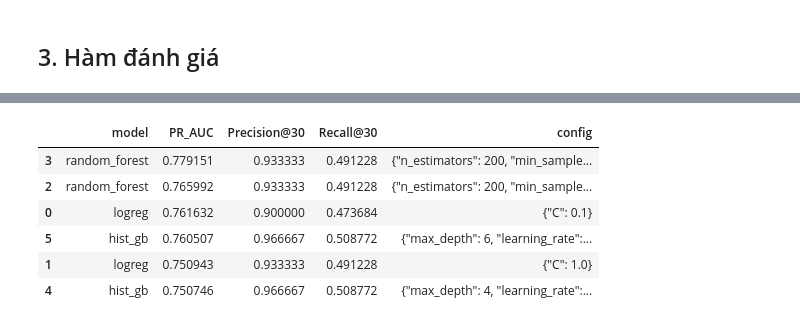
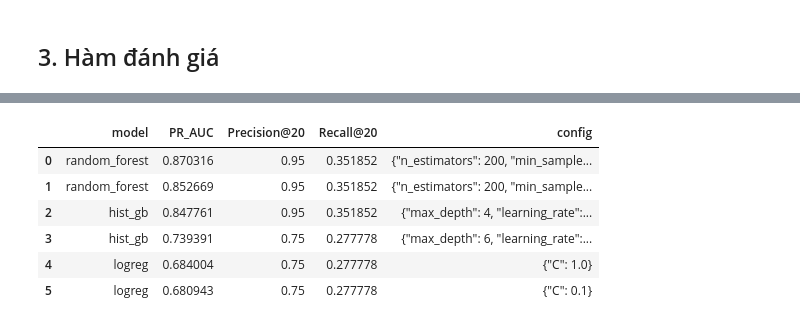
Before and after one commit to phamvanquynh04112005-prog/Data_Mining, a Jupyter notebook: notebooks/04_supervised_classification.ipynb, the cells around one changed output, grey strips where cells are left out. Cells and saved outputs as stored; diff of their text form; code cells hidden in the pictures.

Commit message:
feat(part-e): align notebook 04 with shared preprocessing, add E7 model comparison and warehouse scores

```diff
--- a/notebooks/04_supervised_classification.ipynb
+++ b/notebooks/04_supervised_classification.ipynb
@@ -85,8 +105,16 @@ def recall_at_k(y, score, k=K):
     return float(y[idx].sum() / y.sum())
 
 def report(name, y, score, k=K):
-    return {"model": name,
-            "PR_AUC": average_precision_score(y, score),
-            f"Precision@{k}": precision_at_k(y, score, k),
-            f"Recall@{k}": recall_at_k(y, score, k)}
+    y = np.asarray(y)
+    idx = np.argsort(-np.asarray(score), kind="stable")[:k]
+    tp = int(y[idx].sum())
+    return {
+        "model": name,
+        "PR_AUC": float(average_precision_score(y, score)),
+        f"Precision@{k}": float(tp / k),
+        f"Recall@{k}": float(tp / y.sum()),
+        "TP": tp,
+        "FP": int(k - tp),
+        "FN": int(y.sum() - tp),
+    }
 # %% [markdown]
@@ -118,47 +146,46 @@ Ba mô hình, mỗi mô hình một vài cấu hình nhỏ. Xử lý mất cân
 # %%
-amount_log = FunctionTransformer(np.log1p, feature_names_out="one-to-one")
-v_cols = [c for c in FEATURES if c != "Amount"]
-
-def prep():
-    return ColumnTransformer(
-        [("amount", Pipeline([("log", amount_log), ("sc", StandardScaler())]), ["Amount"])],
-        remainder="passthrough")   # V1..V28 đã là thành phần PCA, giữ nguyên
-
-def make(name, **kw):
+def make_model(name, **kw):
     if name == "logreg":
-        clf = LogisticRegression(class_weight="balanced", max_iter=2000,
-                                 random_state=RANDOM_STATE, **kw)
+        clf = LogisticRegression(class_weight="balanced", max_iter=2000, random_state=RANDOM_STATE, **kw)
     elif name == "random_forest":
-        clf = RandomForestClassifier(class_weight="balanced_subsample", n_jobs=-1,
-                                     random_state=RANDOM_STATE, **kw)
+        clf = RandomForestClassifier(class_weight="balanced_subsample", n_jobs=-1, random_state=RANDOM_STATE, **kw)
+    elif name == "hist_gb":
+        clf = HistGradientBoostingClassifier(class_weight="balanced", random_state=RANDOM_STATE, **kw)
     else:
-        clf = HistGradientBoostingClassifier(class_weight="balanced",
-                                             random_state=RANDOM_STATE, **kw)
-    return Pipeline([("prep", prep()), ("clf", clf)])
+        raise ValueError(name)
+    return Pipeline([("prep", make_preprocessor(FEATURES)), ("clf", clf)])
 
 grid = {
     "logreg": [{"C": 0.1}, {"C": 1.0}],
-    "random_forest": [{"n_estimators": 200, "min_samples_leaf": 1},
-                      {"n_estimators": 200, "min_samples_leaf": 5}],
-    "hist_gb": [{"max_depth": 4, "learning_rate": 0.1},
-                {"max_depth": 6, "learning_rate": 0.05}],
+    "random_forest": [
+        {"n_estimators": 200, "min_samples_leaf": 1},
+        {"n_estimators": 200, "min_samples_leaf": 5},
+    ],
+    "hist_gb": [
+        {"max_depth": 4, "learning_rate": 0.1},
+        {"max_depth": 6, "learning_rate": 0.05},
+    ],
 }
 
-X_tr, y_tr, X_val, y_val = train[FEATURES], train[LABEL], val[FEATURES], val[LABEL]
-val_rows, fitted = [], {}
+X_tr, y_tr = train[FEATURES], train[LABEL].to_numpy()
+X_val, y_val = val[FEATURES], val[LABEL].to_numpy()
+
+val_rows = []
 for name, cfgs in grid.items():
     for cfg in cfgs:
-        m = make(name, **cfg).fit(X_tr, y_tr)
+        m = make_model(name, **cfg).fit(X_tr, y_tr)
         s = m.predict_proba(X_val)[:, 1]
-        r = report(name, y_val, s, K_VAL); r["config"] = json.dumps(cfg)
+        r = report(name, y_val, s, K_VAL)
+        r["config"] = json.dumps(cfg)
         val_rows.append(r)
-val_table = pd.DataFrame(val_rows).sort_values("PR_AUC", ascending=False)
-val_table
+
+val_table = pd.DataFrame(val_rows).sort_values("PR_AUC", ascending=False).reset_index(drop=True)
+val_table[["model", "PR_AUC", f"Precision@{K_VAL}", f"Recall@{K_VAL}", "config"]]
 # %% [output]
-|  | model | PR_AUC | Precision@30 | Recall@30 | config |
-| 3 | random_forest | 0.779151 | 0.933333 | 0.491228 | {"n_estimators": 200, "min_sample... |
-| 2 | random_forest | 0.765992 | 0.933333 | 0.491228 | {"n_estimators": 200, "min_sample... |
-| 0 | logreg | 0.761632 | 0.900000 | 0.473684 | {"C": 0.1} |
-| 5 | hist_gb | 0.760507 | 0.966667 | 0.508772 | {"max_depth": 6, "learning_rate":... |
-| 1 | logreg | 0.750943 | 0.933333 | 0.491228 | {"C": 1.0} |
-| 4 | hist_gb | 0.750746 | 0.966667 | 0.508772 | {"max_depth": 4, "learning_rate":... |
+|  | model | PR_AUC | Precision@20 | Recall@20 | config |
+| 0 | random_forest | 0.870316 | 0.95 | 0.351852 | {"n_estimators": 200, "min_sample... |
+| 1 | random_forest | 0.852669 | 0.95 | 0.351852 | {"n_estimators": 200, "min_sample... |
+| 2 | hist_gb | 0.847761 | 0.95 | 0.351852 | {"max_depth": 4, "learning_rate":... |
+| 3 | hist_gb | 0.739391 | 0.75 | 0.277778 | {"max_depth": 6, "learning_rate":... |
+| 4 | logreg | 0.684004 | 0.75 | 0.277778 | {"C": 1.0} |
+| 5 | logreg | 0.680943 | 0.75 | 0.277778 | {"C": 0.1} |
```
Also changed, not shown: parts of 29 cells of this notebook, 8 other files.
